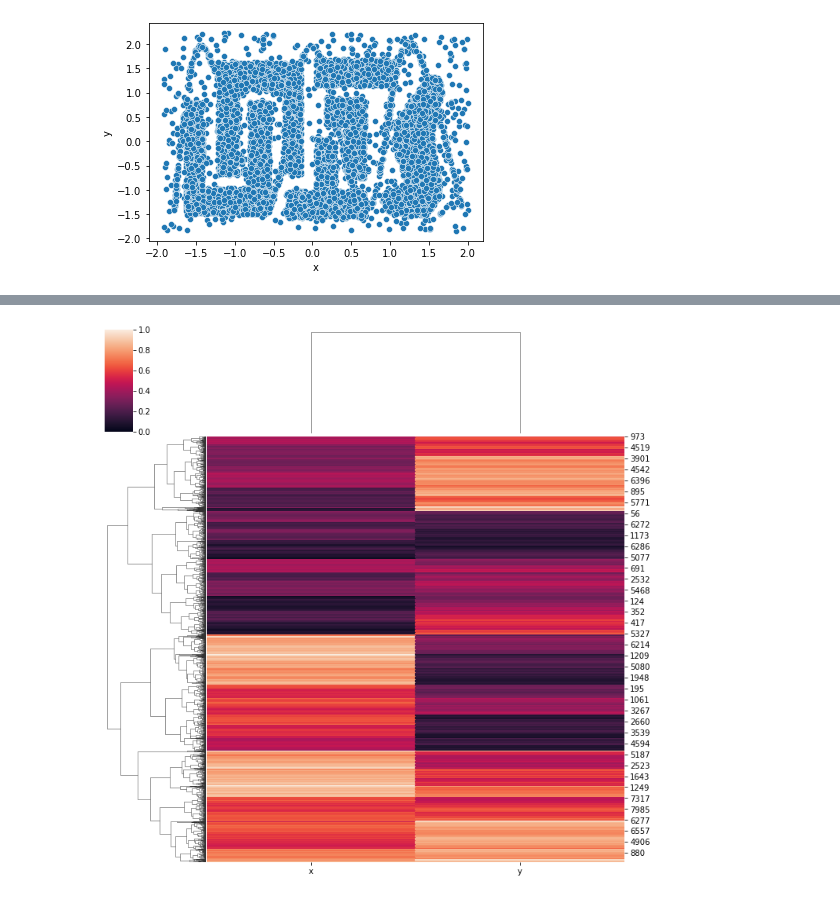
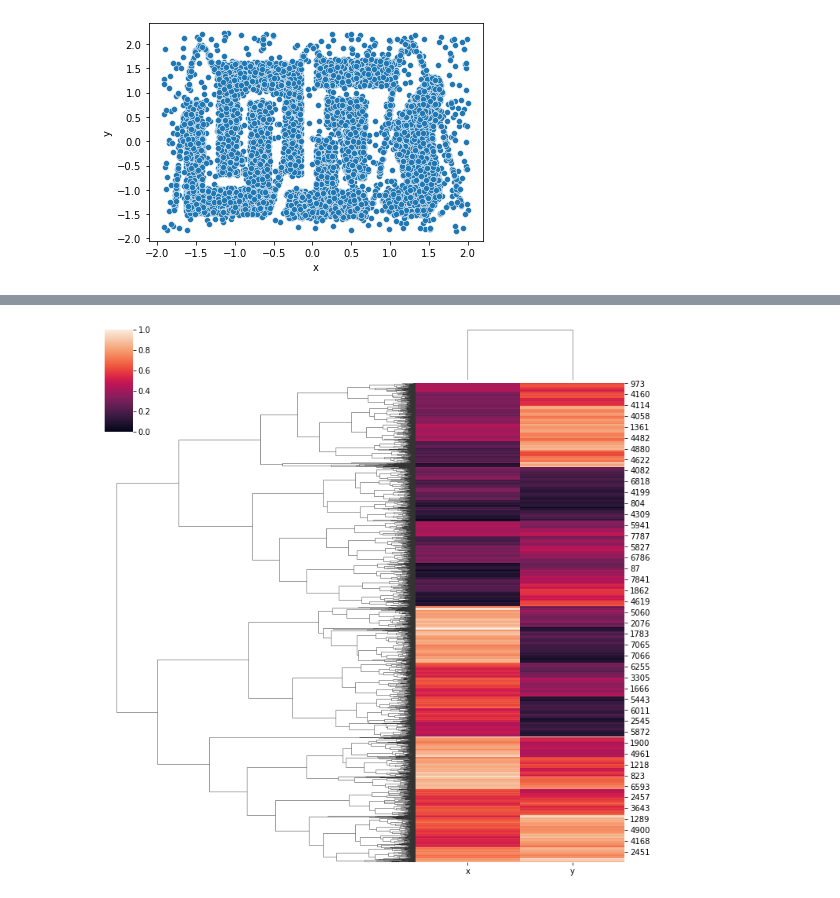
Before and after one commit to DataMathematician/PetResearch, a Jupyter notebook: l4p1.ipynb, the cells around one changed output, grey strips where cells are left out. Saved outputs shown, nothing was run; the diff lists cells and outputs as text; code cells hidden in the pictures.

```diff
--- a/l4p1.ipynb
+++ b/l4p1.ipynb
@@ -89,5 +89,5 @@ cluster = sns.clustermap(df_rscaled)
 # %%
-standatd = sns.clustermap(df_sscaled,standard_scale=1)
-# 8-9 кластеров для StandatdScaler
+standatd = sns.clustermap(df_sscaled,standard_scale=1,dendrogram_ratio=(.6, .1))
+# 9 кластеров для StandatdScaler
 # %% [output]
-[figure, old version]
+[figure, new version]
```
Also changed, not shown: parts of 10 cells of this notebook.
